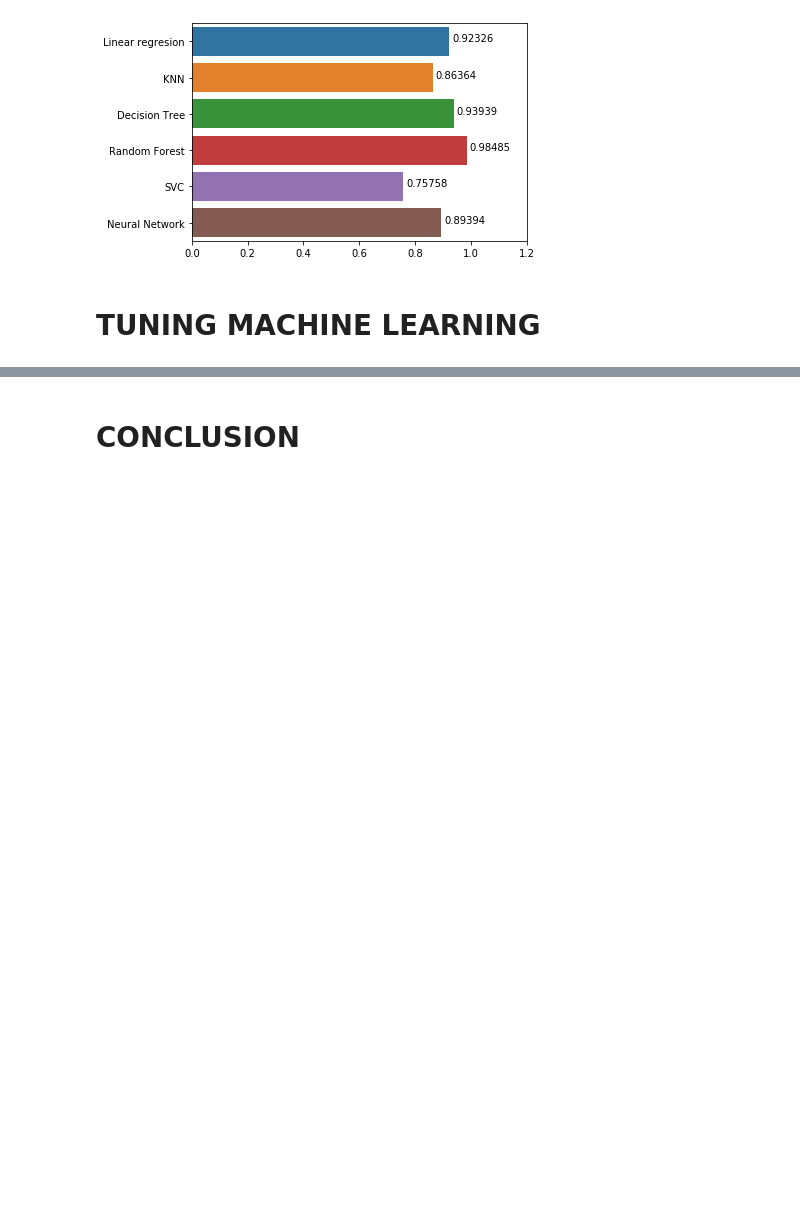
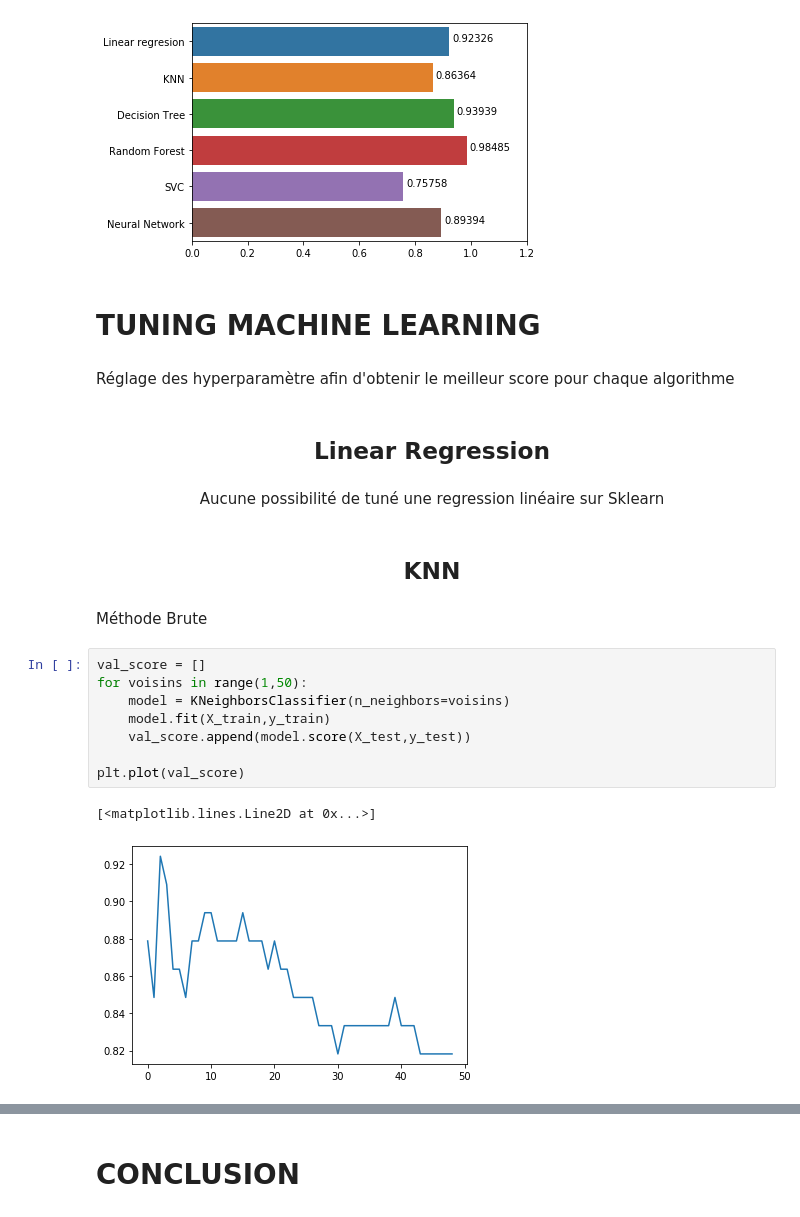
Before and after one commit to GuillaumeDupuy/Machine-Learning, a Jupyter notebook: projet.ipynb, the cells around one changed output, grey strips where cells are left out. Drawn from its saved outputs; the diff is of its cells as text; blank space fills up the shorter version.

Commit message:
add linear regression and KNN tuning

```diff
--- a/projet.ipynb
+++ b/projet.ipynb
@@ -384,3 +384,24 @@ show_values(g)
 [figure]
 # %% [markdown]
 # **TUNING MACHINE LEARNING**
+# %% [markdown]
+Réglage des hyperparamètre afin d'obtenir le meilleur score pour chaque algorithme
+# %% [markdown]
+## <center>Linear Regression</center>
+# %% [markdown]
+<center>Aucune possibilité de tuné une regression linéaire sur Sklearn</center>
+# %% [markdown]
+## <center>KNN</center>
+# %% [markdown]
+Méthode Brute
+# %%
+val_score = []
+for voisins in range(1,50):
+    model = KNeighborsClassifier(n_neighbors=voisins)
+    model.fit(X_train,y_train)
+    val_score.append(model.score(X_test,y_test))
+
+plt.plot(val_score)
+# %% [output]
+[<matplotlib.lines.Line2D at 0x...>]
+[figure, added]
```
Also changed, not shown: parts of 11 cells of this notebook.
